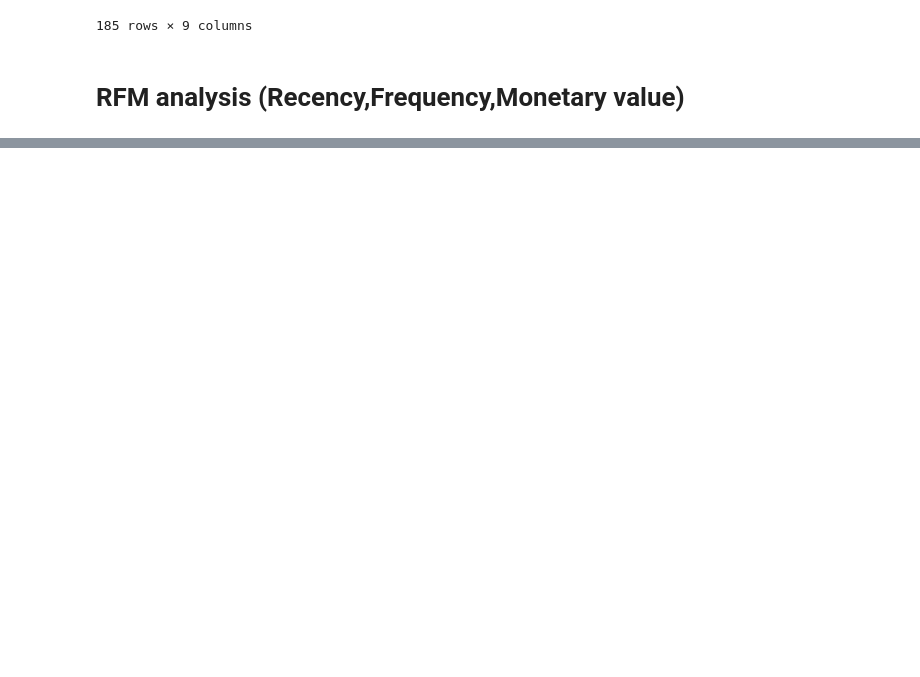
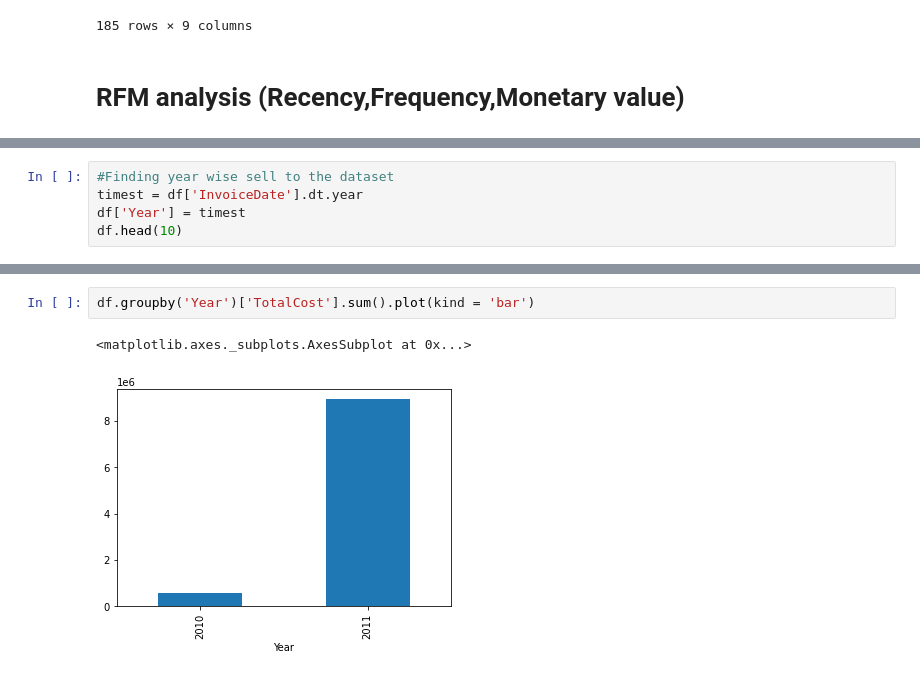
Before and after one commit to sambhajizambre/Project, a Jupyter notebook: Capstone Project 1-propensity model.ipynb, the cells around one changed output, grey strips where cells are left out. Saved outputs shown, nothing was run; the diff lists cells and outputs as text; blank space fills up the shorter version.

```diff
--- a/Capstone Project 1-propensity model.ipynb
+++ b/Capstone Project 1-propensity model.ipynb
@@ -314,0 +378,5 @@ KeyError: ignored
+# %%
+#Finding year wise sell to the dataset
+timest = df['InvoiceDate'].dt.year
+df['Year'] = timest
+df.head(10)
@@ -314,0 +404,5 @@ KeyError: ignored
+# %%
+df.groupby('Year')['TotalCost'].sum().plot(kind = 'bar')
+# %% [output]
+<matplotlib.axes._subplots.AxesSubplot at 0x...>
+[figure, added]
```
Also changed, not shown: parts of 13 cells of this notebook.
